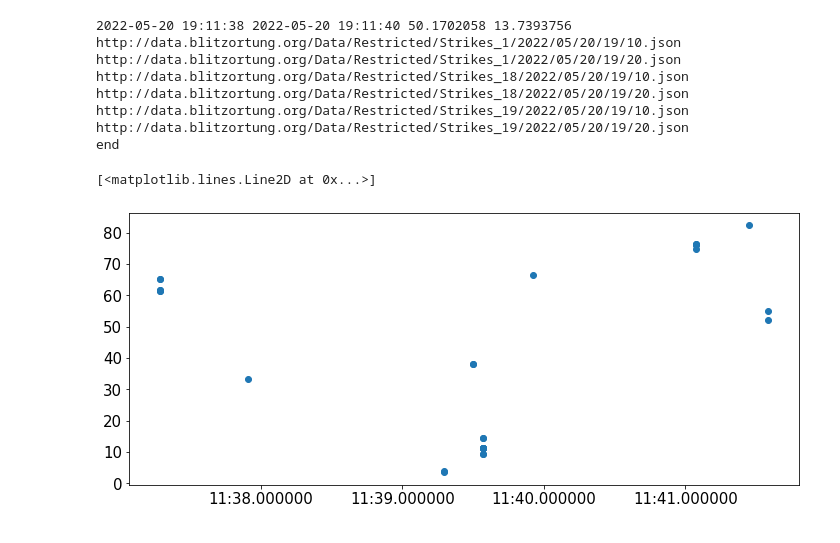
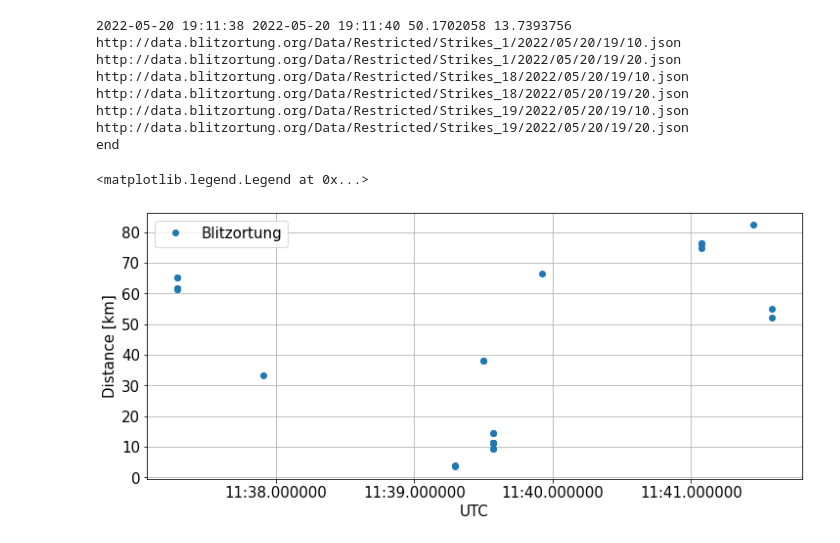
Before and after one commit to ODZ-UJF-AV-CR/auto1, a Jupyter notebook: notebooks/blitzortung.ipynb, the cells around one changed output. Drawn from its saved outputs; the diff is of its cells as text; code cells hidden in the pictures.

Commit message:
better distance graph

```diff
--- a/notebooks/blitzortung.ipynb
+++ b/notebooks/blitzortung.ipynb
@@ -36,19 +32,10 @@ print(start, end, lat, lon)
 ### url for json data preparation
 url=[]
 
-region=1
-for i in range(0,int(np.ceil((end-start).total_seconds()/600)+1)):
-    next=start+ pd.Timedelta(minutes=i*10)
-    url.append('http://data.blitzortung.org/Data/Restricted/Strikes_%01d/%02d/%02d/%02d/%02d/%02d.json' % (region, next.year, next.month, next.day, next.hour, np.floor((next.minute)//10)*10))
-region=18
-for i in range(0,int(np.ceil((end-start).total_seconds()/600)+1)):
-    next=start+ pd.Timedelta(minutes=i*10)
-    url.append('http://data.blitzortung.org/Data/Restricted/Strikes_%01d/%02d/%02d/%02d/%02d/%02d.json' % (region, next.year, next.month, next.day, next.hour, np.floor((next.minute)//10)*10))
-region=19
-for i in range(0,int(np.ceil((end-start).total_seconds()/600)+1)):
-    next=start+ pd.Timedelta(minutes=i*10)
-    url.append('http://data.blitzortung.org/Data/Restricted/Strikes_%01d/%02d/%02d/%02d/%02d/%02d.json' % (region, next.year, next.month, next.day, next.hour, np.floor((next.minute)//10)*10))
-
+for region in [1,18,19]:
+    for i in range(0,int(np.ceil((end-start).total_seconds()/600)+1)):
+        next=start+ pd.Timedelta(minutes=i*10)
+        url.append('http://data.blitzortung.org/Data/Restricted/Strikes_%01d/%02d/%02d/%02d/%02d/%02d.json' % (region, next.year, next.month, next.day, next.hour, np.floor((next.minute)//10)*10))
 
 blitz=pd.DataFrame()
 for i in range(len(url)):
@@ -119,12 +106,16 @@ end
 # %%
 xx = blitz['2022-05-20 19:11:37':'2022-05-20 19:11:41']
 plt.figure(figsize=(12,5))
 matplotlib.rcParams.update({'font.size': 15})
 
-plt.plot(xx.index,xx['km'], marker='o', linestyle='')
+plt.plot(xx.index,xx['km'], marker='o', linestyle='', label='Blitzortung')
+plt.xlabel('UTC')
+plt.ylabel('Distance [km]')
+plt.grid()
+plt.legend()
 # %% [output]
-[<matplotlib.lines.Line2D at 0x...>]
+<matplotlib.legend.Legend at 0x...>
-[figure, old version]
+[figure, new version]
 # %%
 xx
 # %% [output]
```
Also changed, not shown: parts of 1 cell of this notebook.
